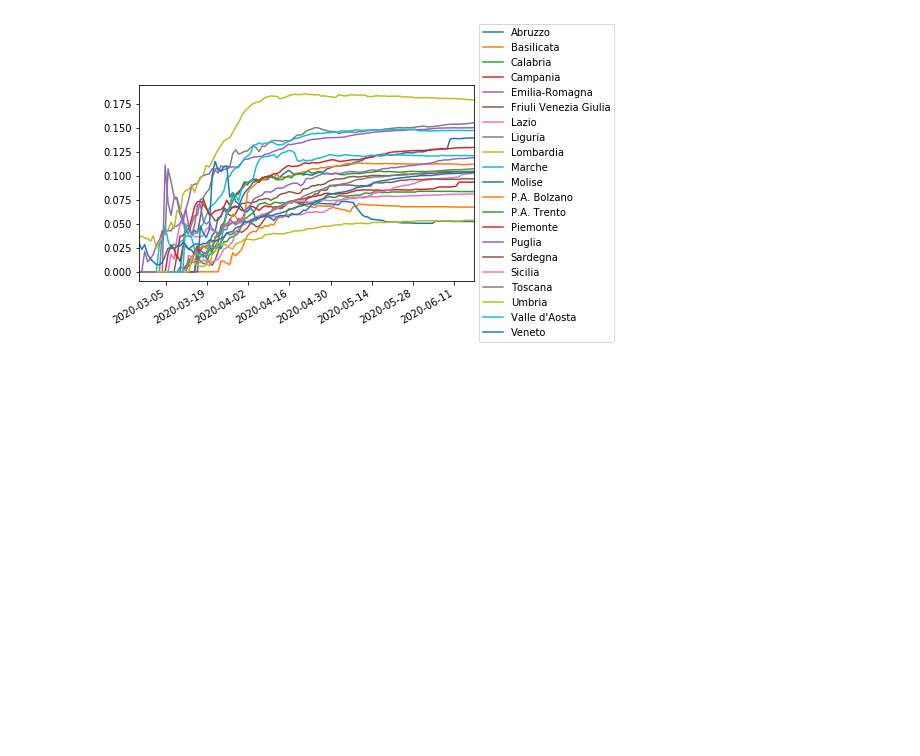
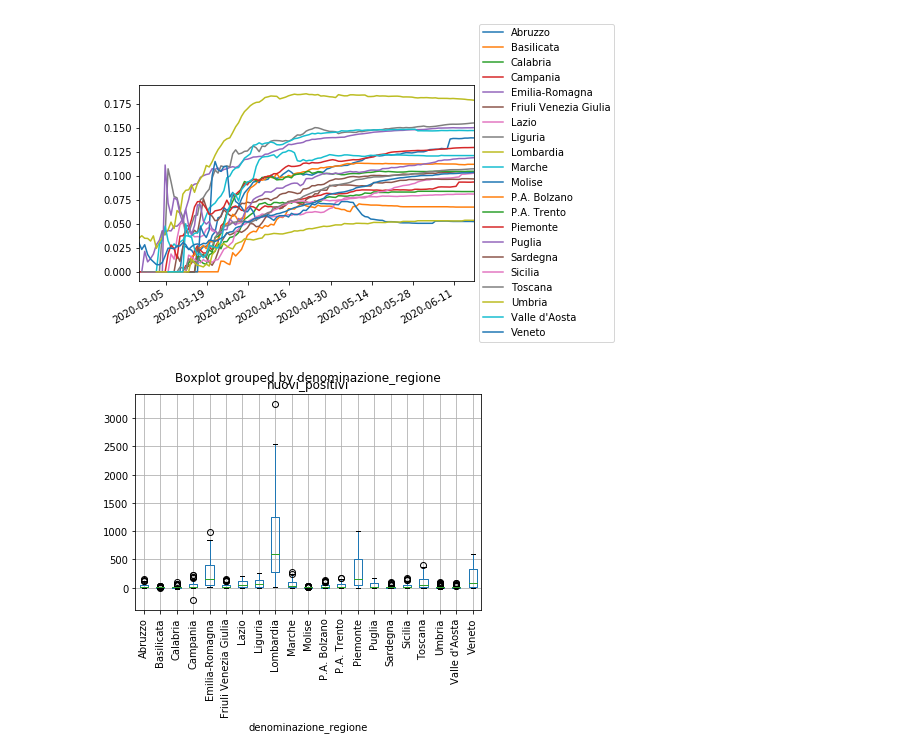
Before and after one commit to fedepiro96/APAD-project, a Jupyter notebook: Notebook fede.ipynb, the cells around one changed output. Drawn from its saved outputs; the diff is of its cells as text; code cells hidden in the pictures; blank space fills up the shorter version.

```diff
--- a/Notebook fede.ipynb
+++ b/Notebook fede.ipynb
@@ -332,3 +332,7 @@ for i in range(21, len(df.index)):
     nuovi_deceduti.append(df.iloc[i]['deceduti'] - df.iloc[i-21]['deceduti'])
 
 df['nuovi_deceduti'] = nuovi_deceduti
+# %%
+boxplot = df.boxplot(column = 'nuovi_positivi', by = 'denominazione_regione', rot = 90)
+# %% [output]
+[figure, added]
```
Also changed, not shown: parts of 2 cells of this notebook, 1 other file.
